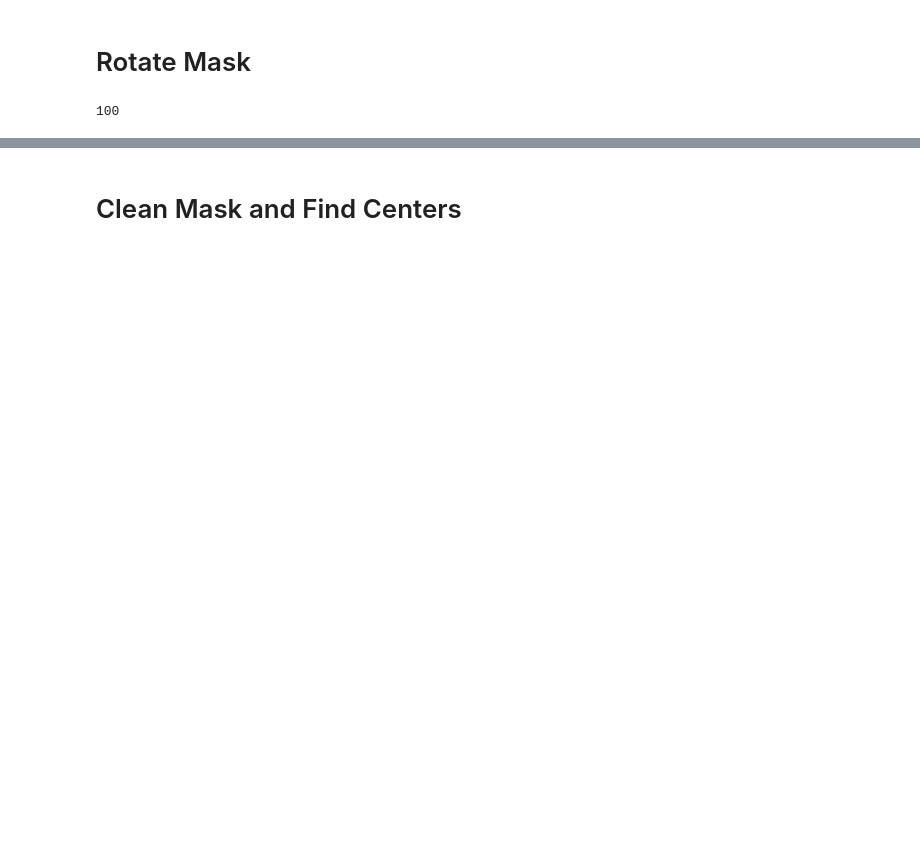
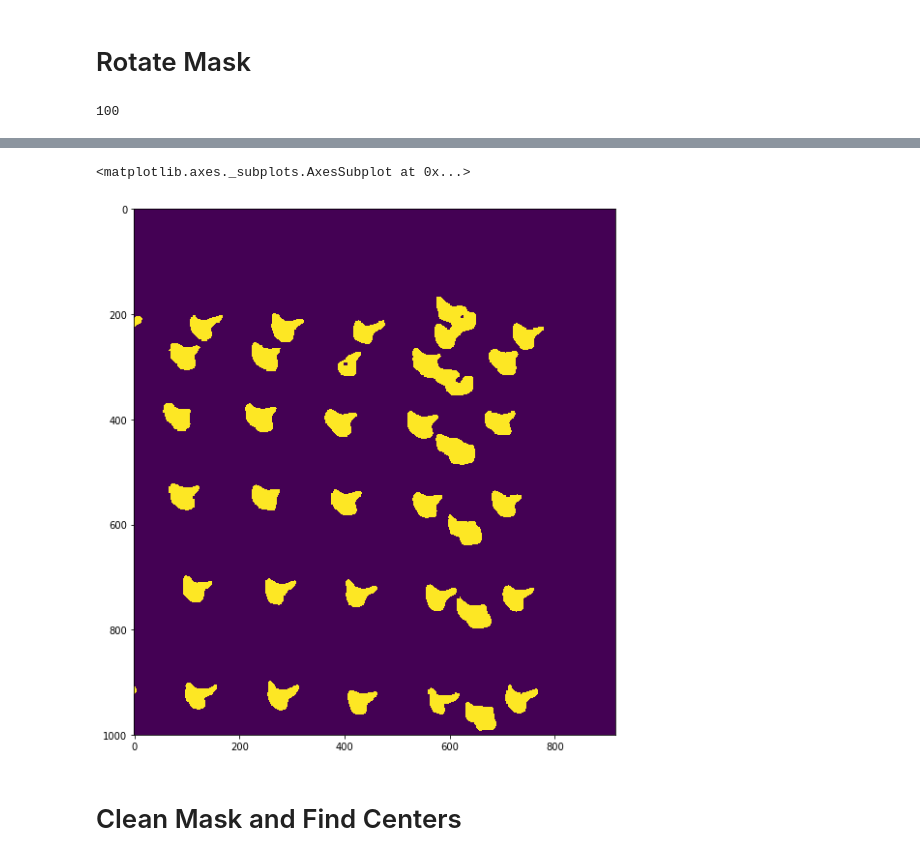
Before and after one commit to intsco/am-segmentation, a Jupyter notebook: am-registration.ipynb, the cells around one changed output, grey strips where cells are left out. Drawn from its saved outputs; the diff is of its cells as text; code cells hidden in the pictures; blank space fills up the shorter version.

```diff
--- a/am-registration.ipynb
+++ b/am-registration.ipynb
@@ -72,2 +77,7 @@ image = rotate(image, best_angle)
+# %%
+plot_image(cut(image))
+# %% [output]
+<matplotlib.axes._subplots.AxesSubplot at 0x...>
+[figure, added]
 # %% [markdown]
 # Clean Mask and Find Centers
```
Also changed, not shown: parts of 49 cells of this notebook, 28 other files.
